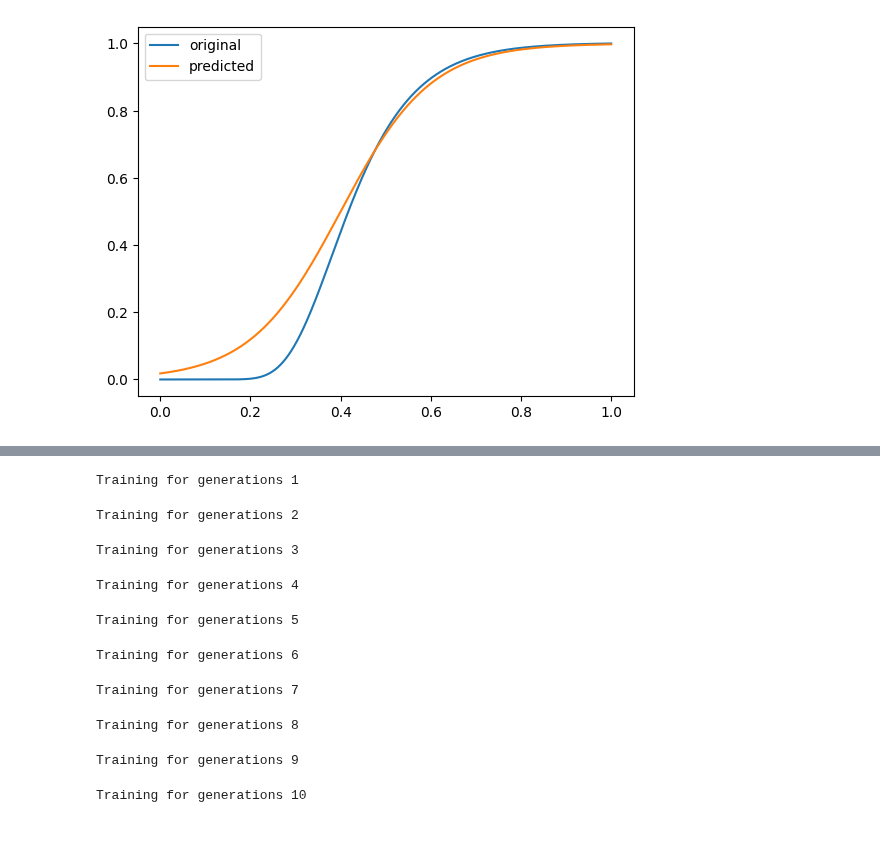
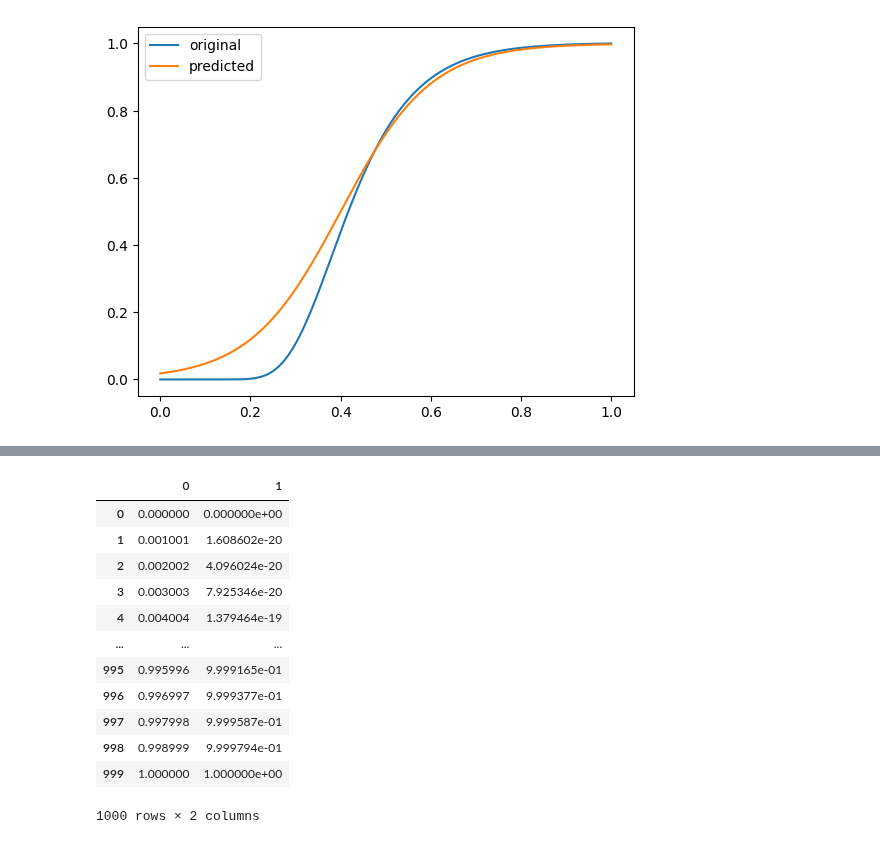
Before and after one commit to Guilherme-Ataliba/CSOWP-Symbolic-Regression, a Jupyter notebook: CSOWP_SR.ipynb, the cells around one changed output, grey strips where cells are left out. Drawn from its saved outputs; the diff is of its cells as text; code cells hidden in the pictures.

Commit message:
analysing intensified scaled results

```diff
--- a/CSOWP_SR.ipynb
+++ b/CSOWP_SR.ipynb
@@ -1555,41 +1310,18 @@ Training for generations 10
-# %%
-DIR_PATH = "output_expr_size/test3/"
-
-if os.path.isfile(DIR_PATH + "results.csv"):
-    raise OSError("File exists")
-else:
-    with open(DIR_PATH + "results.csv", "w") as file:
-        file.write("max_expression_size, fitness_score, training_time\n")
-
-population = 2000
-
-for size in max_expr_sizes:
-    print(f"Training for generations {size}")
-
-    SR = SymbolicRegression(20, max_expression_size=size, max_population_size=population,
-                            max_island_count=int(population/10), random_const_range=(-10, 10))
-    SR.fit(X_inten_scaled, y_inten_scaled, feature_names=["x"])
-
-    start_time = time.time()
-    output_AEG = SR.predict()
-    end_time = time.time()
-    data = SR.evaluate_tree(output_AEG.sexp)
-    data = pd.DataFrame(np.c_[X_inten_scaled, data], columns=["x", "y"])
-    data.to_csv(DIR_PATH + f"data/data-{size}.csv", sep=",", index=False)
-
-    graph = output_AEG.sexp.visualize_tree()
-    graph.render(DIR_PATH + f"trees/tree-{size}", format="svg")
-
-    with open(DIR_PATH + "results.csv", "a") as file:
-        file.write(f"{size}, {SR.fitness_score(output_AEG)}, {end_time - start_time}\n")
-# %% [output]
-Training for generations 1
-Training for generations 2
-Training for generations 3
-Training for generations 4
-Training for generations 5
-Training for generations 6
-Training for generations 7
-Training for generations 8
-Training for generations 9
-Training for generations 10
+# %%
+data = pd.DataFrame(np.c_[X_intensified, y_intensified], columns=["x", "y"])
+data_scaled = pd.DataFrame(np.c_[X_inten_scaled, y_inten_scaled])
+data_scaled
+# %% [output]
+|  | 0 | 1 |
+| 0 | 0.000000 | 0.000000e+00 |
+| 1 | 0.001001 | 1.608602e-20 |
+| 2 | 0.002002 | 4.096024e-20 |
+| 3 | 0.003003 | 7.925346e-20 |
+| 4 | 0.004004 | 1.379464e-19 |
+| ... | ... | ... |
+| 995 | 0.995996 | 9.999165e-01 |
+| 996 | 0.996997 | 9.999377e-01 |
+| 997 | 0.997998 | 9.999587e-01 |
+| 998 | 0.998999 | 9.999794e-01 |
+| 999 | 1.000000 | 1.000000e+00 |
+1000 rows × 2 columns
```
Also changed, not shown: parts of 15 cells of this notebook, 15 other files.
